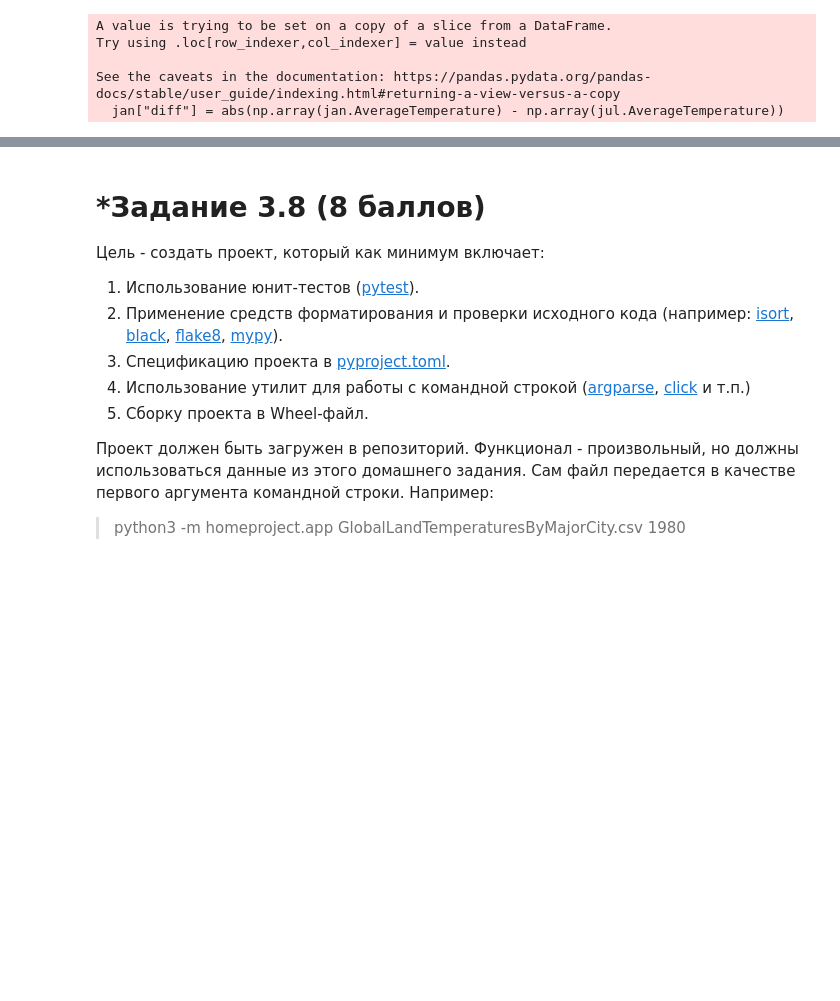
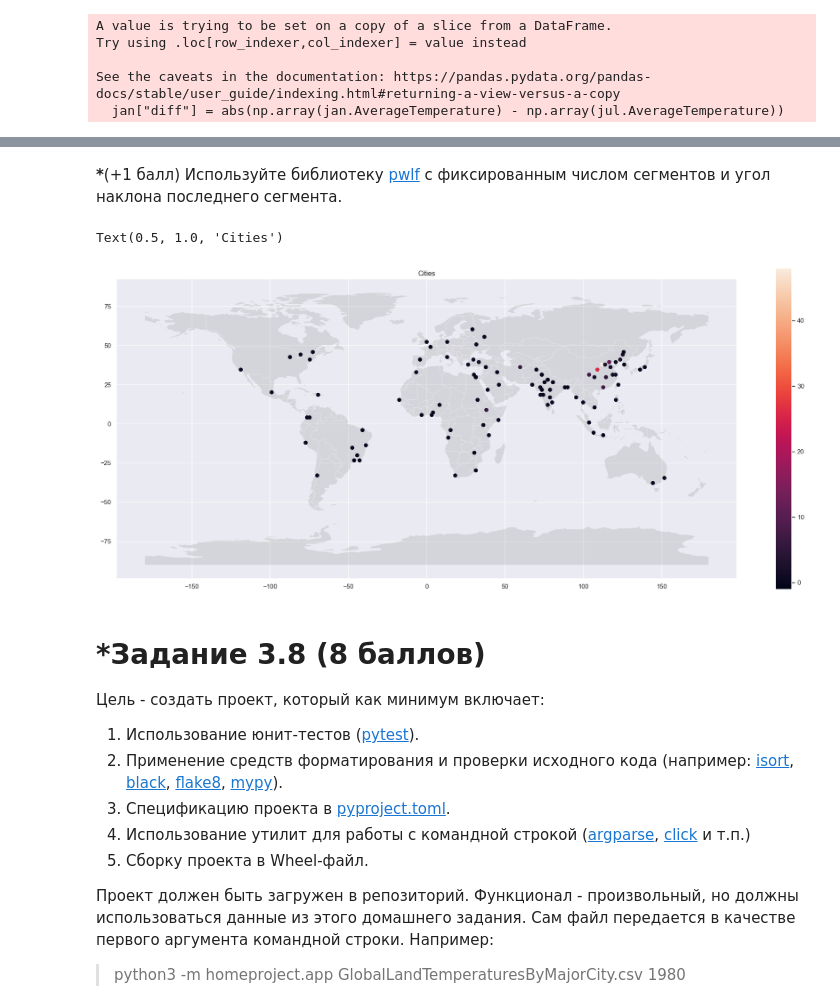
Before and after one commit to 4eckah78/python_2022_practice, a Jupyter notebook: Task_3.ipynb, the cells around one changed output, grey strips where cells are left out. Drawn from its saved outputs; the diff is of its cells as text; code cells hidden in the pictures; blank space fills up the shorter version.

```diff
--- a/Task_3.ipynb
+++ b/Task_3.ipynb
@@ -216,3 +236,38 @@ Text(0.5, 1.0, 'Cities')
+# %% [markdown]
+
+**\***(+1 балл) Используйте библиотеку [pwlf](https://pypi.org/project/pwlf/) с фиксированным числом сегментов и угол наклона последнего сегмента.
+# %%
+import pwlf
+
+gr = df1.copy()
+gr["Latitude"] = gr["Latitude"].apply(conversion)
+gr["Longitude"] = gr["Longitude"].apply(conversion)
+gr = gr.groupby(['City', 'Latitude', 'Longitude', 'year']).AverageTemperature.mean().reset_index()
+def f(group):
+    X = np.array(group.year)
+    y = np.array(group.AverageTemperature)
+    pwlf_lm = pwlf.PiecewiseLinFit(X, y)
+    res = pwlf_lm.fit(4)
+    return pwlf_lm.slopes[-1]
+
+gr = gr.groupby(['City', 'Latitude', 'Longitude']).apply(f).reset_index()
+gr.rename(columns={0:'coef'}, inplace=True)
+
+geo_df = gpd.GeoDataFrame(
+    gr,
+    geometry=gpd.points_from_xy(
+        gr.Longitude,
+        gr.Latitude
+    )
+)
+
+fig, ax = plt.subplots(figsize=(24, 10))
+world.plot(ax=ax, alpha=0.2, color="grey")
+geo_df.plot(column="coef", ax=ax, legend=True)
+plt.title("Cities")
+# %% [output]
+Text(0.5, 1.0, 'Cities')
+[figure, added]
 # %% [markdown]
 # *Задание 3.8 (8 баллов)
 
```
Also changed, not shown: parts of 9 cells of this notebook, 2 other files.
